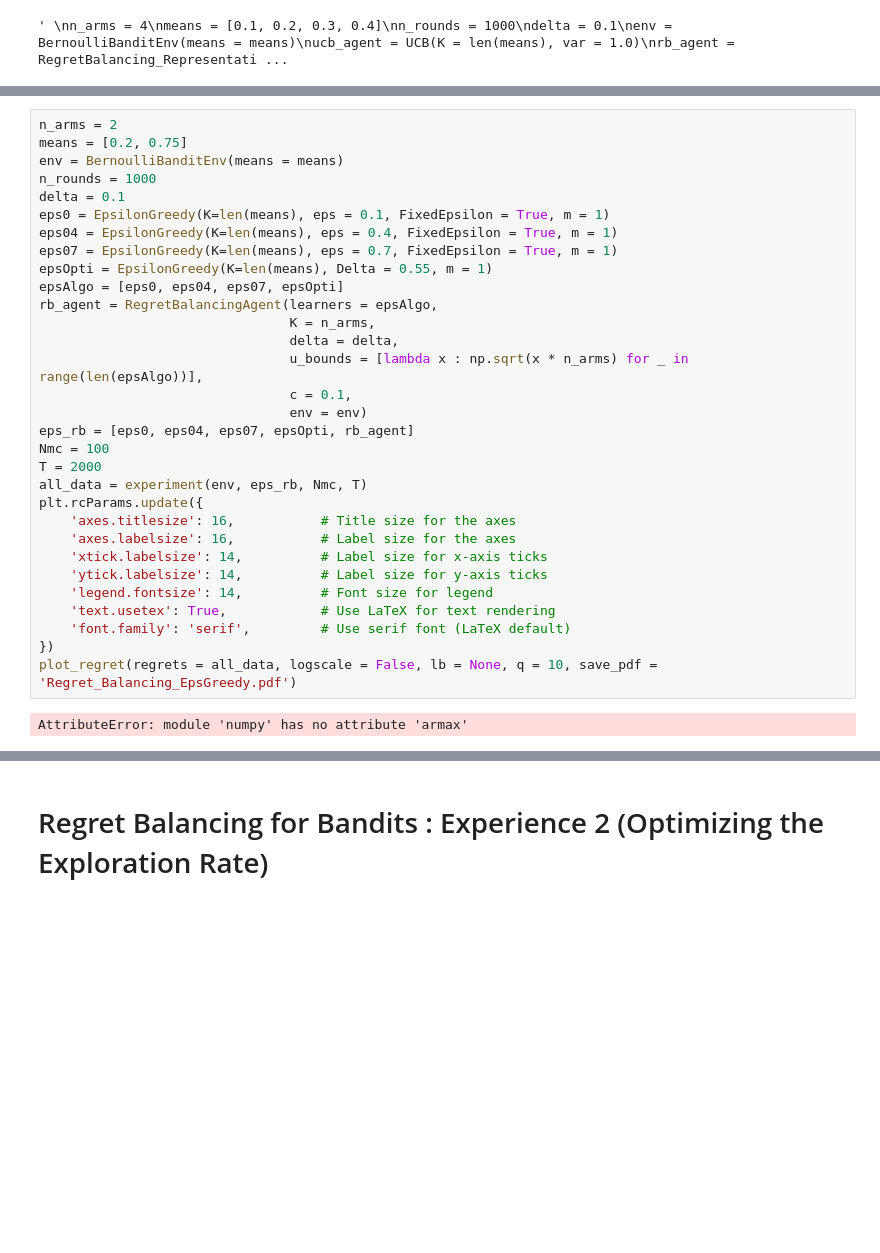
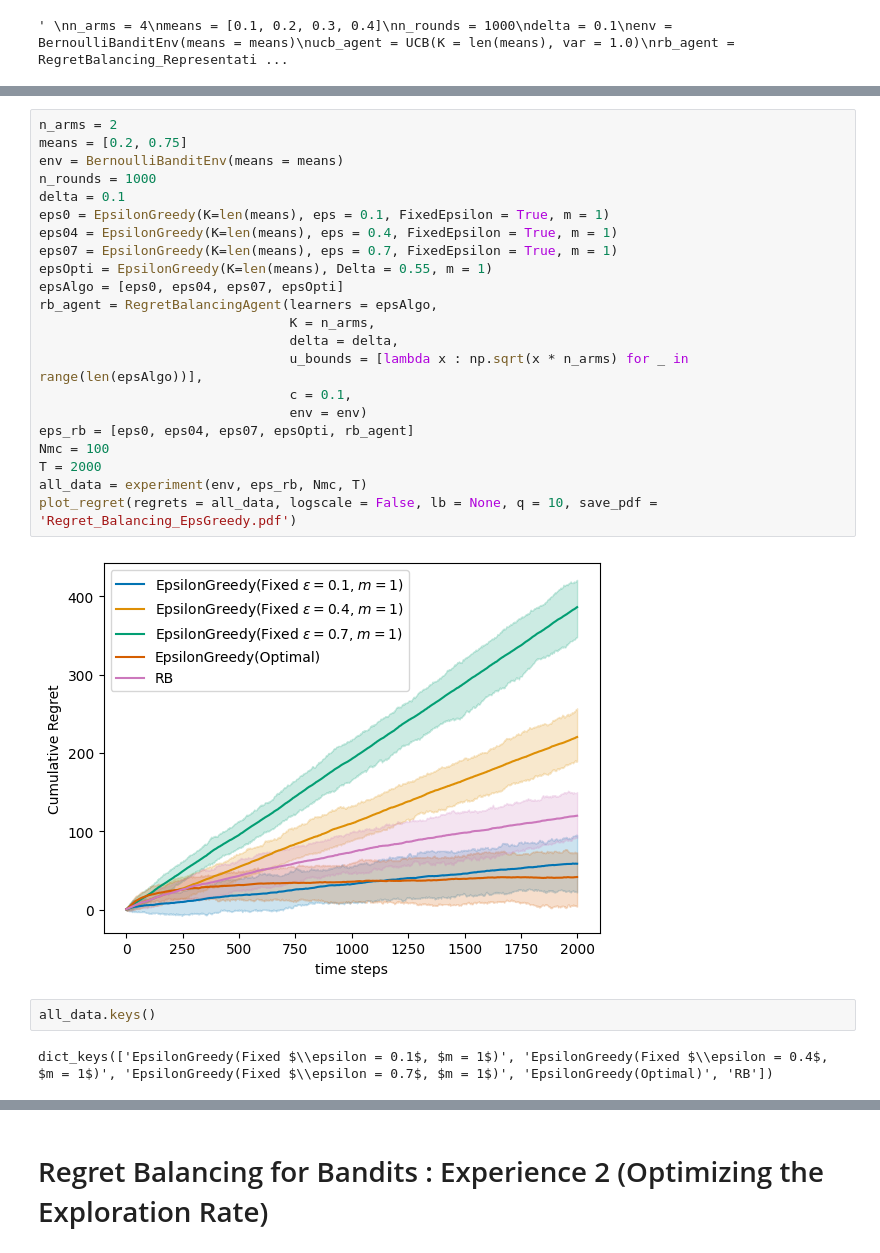
Before and after one commit to AugustinCablant/Advanced-ML, a Jupyter notebook: src/Notebook.ipynb, the cells around one changed output, grey strips where cells are left out. Saved outputs shown, nothing was run; the diff lists cells and outputs as text; blank space fills up the shorter version.

```diff
--- a/src/Notebook.ipynb
+++ b/src/Notebook.ipynb
@@ -45,33 +62,28 @@ plot_regret(regrets = all_data, logscale = False, lb = None, q = 10)
 # %%
 n_arms = 2
 means = [0.2, 0.75]
 env = BernoulliBanditEnv(means = means)
 n_rounds = 1000
 delta = 0.1
 eps0 = EpsilonGreedy(K=len(means), eps = 0.1, FixedEpsilon = True, m = 1)
 eps04 = EpsilonGreedy(K=len(means), eps = 0.4, FixedEpsilon = True, m = 1)
 eps07 = EpsilonGreedy(K=len(means), eps = 0.7, FixedEpsilon = True, m = 1)
 epsOpti = EpsilonGreedy(K=len(means), Delta = 0.55, m = 1)
 epsAlgo = [eps0, eps04, eps07, epsOpti]
 rb_agent = RegretBalancingAgent(learners = epsAlgo,
                                 K = n_arms,
                                 delta = delta,
                                 u_bounds = [lambda x : np.sqrt(x * n_arms) for _ in range(len(epsAlgo))],
                                 c = 0.1,
                                 env = env)
 eps_rb = [eps0, eps04, eps07, epsOpti, rb_agent]
 Nmc = 100
 T = 2000
 all_data = experiment(env, eps_rb, Nmc, T)
-plt.rcParams.update({
-    'axes.titlesize': 16,           # Title size for the axes
-    'axes.labelsize': 16,           # Label size for the axes
-    'xtick.labelsize': 14,          # Label size for x-axis ticks
-    'ytick.labelsize': 14,          # Label size for y-axis ticks
-    'legend.fontsize': 14,          # Font size for legend
-    'text.usetex': True,            # Use LaTeX for text rendering
-    'font.family': 'serif',         # Use serif font (LaTeX default)
-})
 plot_regret(regrets = all_data, logscale = False, lb = None, q = 10, save_pdf = 'Regret_Balancing_EpsGreedy.pdf')
 # %% [output]
-AttributeError: module 'numpy' has no attribute 'armax'
+[figure, added]
+# %%
+all_data.keys()
+# %% [output]
+dict_keys(['EpsilonGreedy(Fixed $\\epsilon = 0.1$, $m = 1$)', 'EpsilonGreedy(Fixed $\\epsilon = 0.4$, $m = 1$)', 'EpsilonGreedy(Fixed $\\epsilon = 0.7$, $m = 1$)', 'EpsilonGreedy(Optimal)', 'RB'])
```
Also changed, not shown: parts of 2 cells of this notebook.
